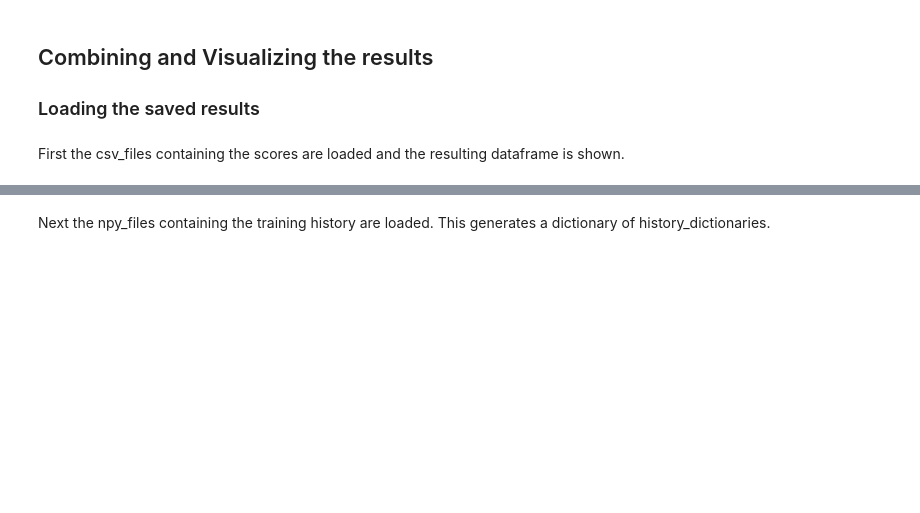
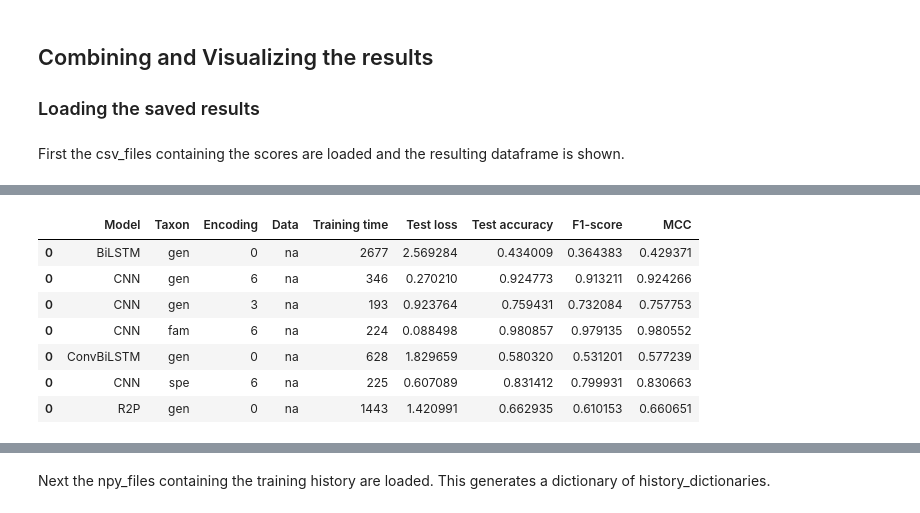
Before and after one commit to Lab-Vankerschaver/16S-ML-models, a Jupyter notebook: models_notebook.ipynb, the cells around one changed output, grey strips where cells are left out. Cells and saved outputs as stored; diff of their text form; code cells hidden in the pictures; blank space fills up the shorter version.

```diff
--- a/models_notebook.ipynb
+++ b/models_notebook.ipynb
@@ -922,3 +1407,28 @@ score_df = pd.concat(content)
+# %%
+df = score_df.copy()
+
+# splitting the column values in seperate, more informative columns
+df.insert(loc = 0, column = 'Encoding',
+value = df['Data'].apply(lambda x: x.split('_')[-1][-1]))
+df.insert(loc = 0, column = 'Taxon',
+value = df['Model/run'].apply(lambda x: x.split('_')[1]))
+df.insert(loc = 0, column = 'Model',
+value = df['Model/run'].apply(lambda x: x.split('_')[0]))
+
+df['Data'] = score_df['Data'].apply(lambda x: x.split('_')[-1][:2])
+
+# removing the columns that are no longer necessary
+df.drop('Model/run', axis=1, inplace=True)
+df.sample(5)
+# %% [output]
+|  | Model | Taxon | Encoding | Data | Training time | Test loss | Test accuracy | F1-score | MCC |
+| 0 | BiLSTM | gen | 0 | na | 2677 | 2.569284 | 0.434009 | 0.364383 | 0.429371 |
+| 0 | CNN | gen | 6 | na | 346 | 0.270210 | 0.924773 | 0.913211 | 0.924266 |
+| 0 | CNN | gen | 3 | na | 193 | 0.923764 | 0.759431 | 0.732084 | 0.757753 |
+| 0 | CNN | fam | 6 | na | 224 | 0.088498 | 0.980857 | 0.979135 | 0.980552 |
+| 0 | ConvBiLSTM | gen | 0 | na | 628 | 1.829659 | 0.580320 | 0.531201 | 0.577239 |
+| 0 | CNN | spe | 6 | na | 225 | 0.607089 | 0.831412 | 0.799931 | 0.830663 |
+| 0 | R2P | gen | 0 | na | 1443 | 1.420991 | 0.662935 | 0.610153 | 0.660651 |
 # %%
 # ----------------------------------------------------------------------------------
 # Functions for cleaning the dataframe
```
Also changed, not shown: parts of 98 cells of this notebook.
